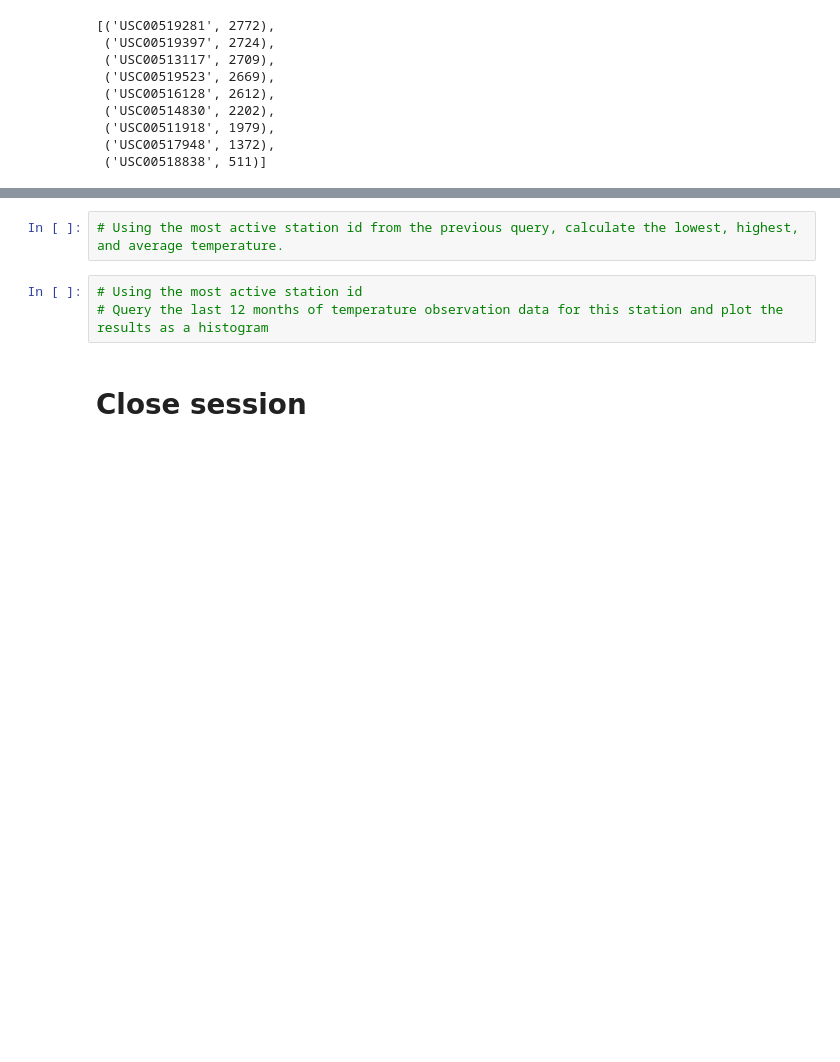
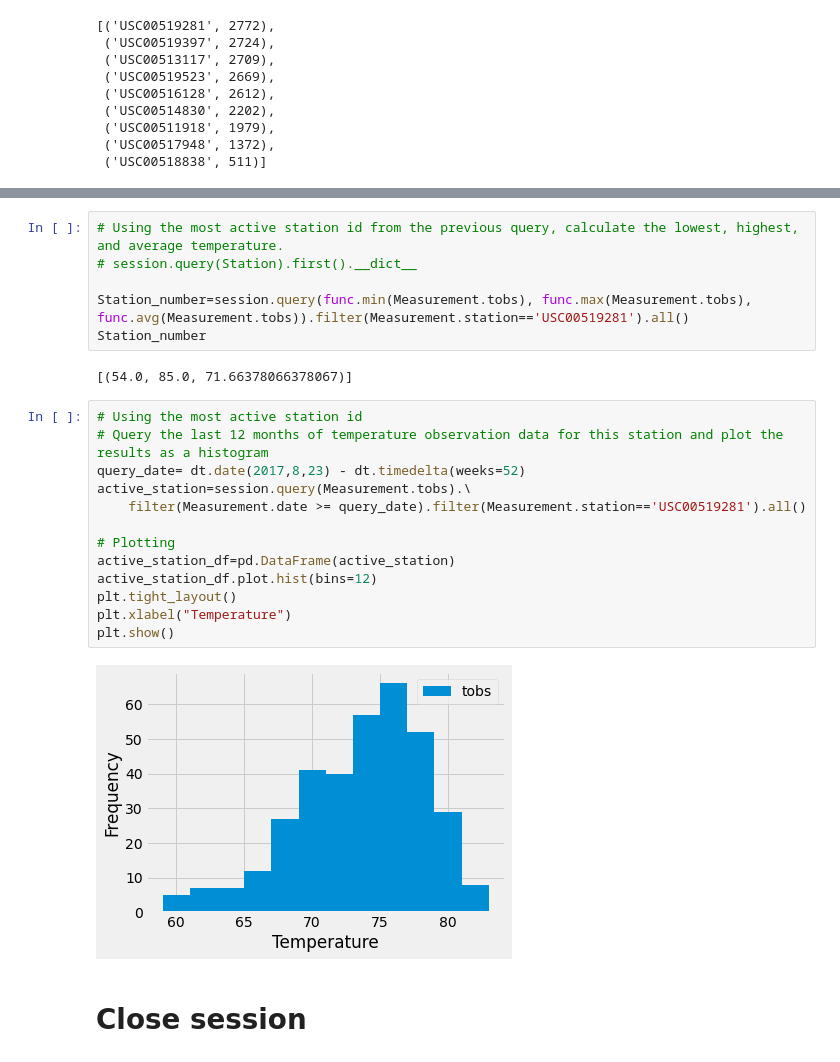
Before and after one commit to AnneNiemiec/sqlalchemy, a Jupyter notebook: ATN Homework/climate_ATN.ipynb, the cells around one changed output, grey strips where cells are left out. Cells and saved outputs as stored; diff of their text form; blank space fills up the shorter version.

```diff
--- a/ATN Homework/climate_ATN.ipynb
+++ b/ATN Homework/climate_ATN.ipynb
@@ -108,8 +120,26 @@ Station_number
 # %%
 # Using the most active station id from the previous query, calculate the lowest, highest, and average temperature.
+# session.query(Station).first().__dict__
+
+Station_number=session.query(func.min(Measurement.tobs), func.max(Measurement.tobs), func.avg(Measurement.tobs)).filter(Measurement.station=='USC00519281').all()
+Station_number
+# %% [output]
+[(54.0, 85.0, 71.66378066378067)]
 # %%
 # Using the most active station id
 # Query the last 12 months of temperature observation data for this station and plot the results as a histogram
+query_date= dt.date(2017,8,23) - dt.timedelta(weeks=52)
+active_station=session.query(Measurement.tobs).\
+    filter(Measurement.date >= query_date).filter(Measurement.station=='USC00519281').all()
+
+# Plotting
+active_station_df=pd.DataFrame(active_station)
+active_station_df.plot.hist(bins=12)
+plt.tight_layout()
+plt.xlabel("Temperature")
+plt.show()
+# %% [output]
+[figure, added]
 # %% [markdown]
 # Close session
 # %%
```
Also changed, not shown: parts of 3 cells of this notebook, 1 other file.
